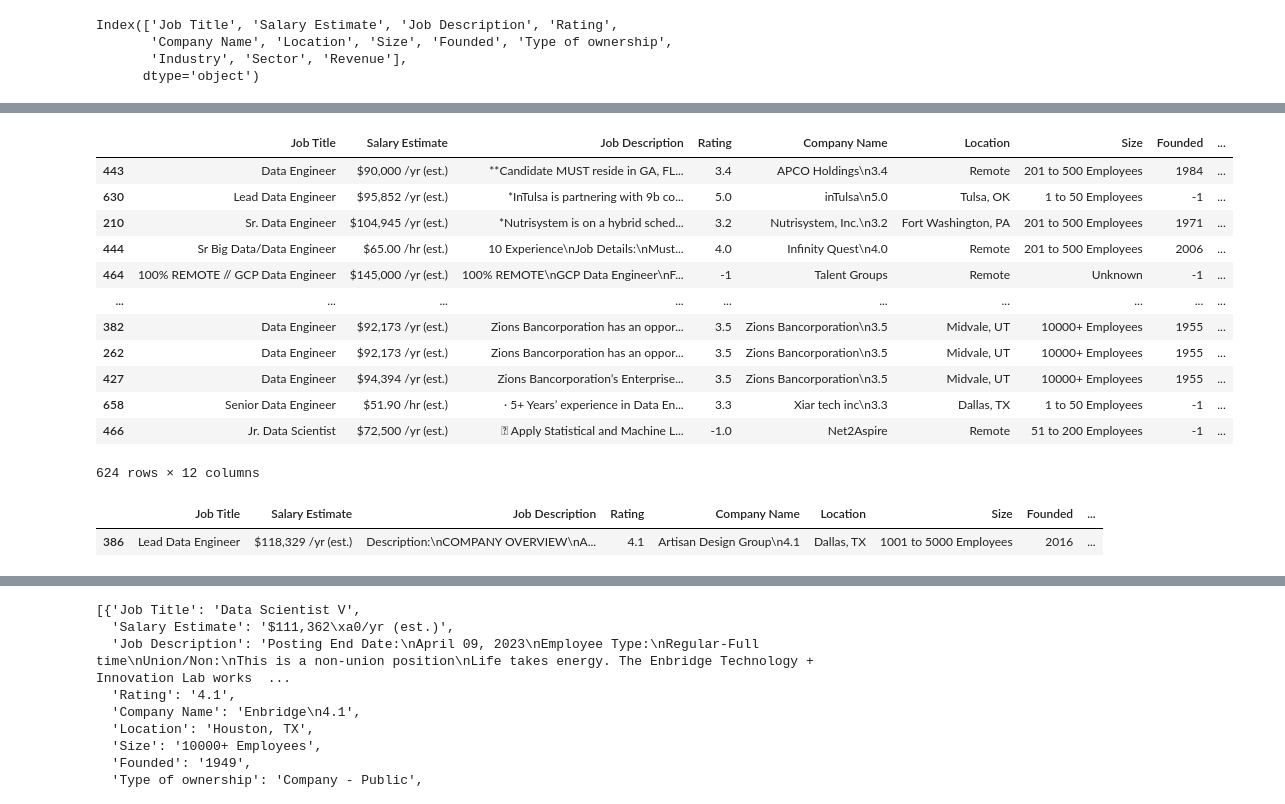
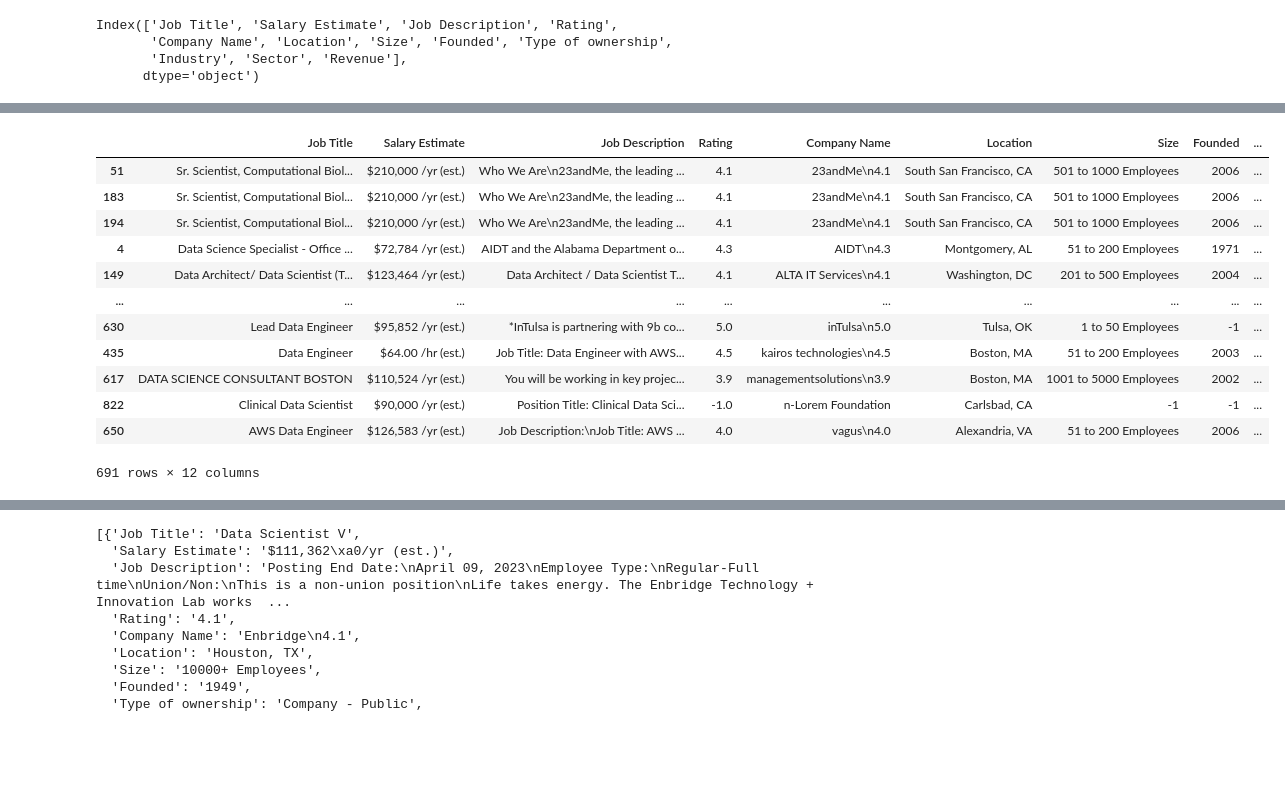
Before and after one commit to wangyf99/GlassDoor_Salary_Prediction, a Jupyter notebook: Just_Scraper_GlassDoor_Salary.ipynb, the cells around one changed output, grey strips where cells are left out. Drawn from its saved outputs; the diff is of its cells as text; code cells hidden in the pictures; blank space fills up the shorter version.

```diff
--- a/Just_Scraper_GlassDoor_Salary.ipynb
+++ b/Just_Scraper_GlassDoor_Salary.ipynb
@@ -280,23 +295,23 @@ new_df.drop_duplicates(subset=['Job Title',
 # %%
 repeated_df = new_df[new_df.duplicated(subset=['Job Title', 'Salary Estimate',
        'Company Name', 'Location', 'Size', 'Type of ownership',
-       'Industry', 'Sector', 'Revenue'])].sort_values('Job Description')
+       'Industry', 'Sector', 'Revenue'])].sort_values('Company Name')
 # repeated_df[repeated_df['Job Title'] == "Lead Data Engineer"]
 repeated_df
 # %% [output]
 |  | Job Title | Salary Estimate | Job Description | Rating | Company Name | Location | Size | Founded | ... |
-| 443 | Data Engineer | $90,000 /yr (est.) | **Candidate MUST reside in GA, FL... | 3.4 | APCO Holdings\n3.4 | Remote | 201 to 500 Employees | 1984 | ... |
+| 51 | Sr. Scientist, Computational Biol... | $210,000 /yr (est.) | Who We Are\n23andMe, the leading ... | 4.1 | 23andMe\n4.1 | South San Francisco, CA | 501 to 1000 Employees | 2006 | ... |
+| 183 | Sr. Scientist, Computational Biol... | $210,000 /yr (est.) | Who We Are\n23andMe, the leading ... | 4.1 | 23andMe\n4.1 | South San Francisco, CA | 501 to 1000 Employees | 2006 | ... |
+| 194 | Sr. Scientist, Computational Biol... | $210,000 /yr (est.) | Who We Are\n23andMe, the leading ... | 4.1 | 23andMe\n4.1 | South San Francisco, CA | 501 to 1000 Employees | 2006 | ... |
+| 4 | Data Science Specialist - Office ... | $72,784 /yr (est.) | AIDT and the Alabama Department o... | 4.3 | AIDT\n4.3 | Montgomery, AL | 51 to 200 Employees | 1971 | ... |
+| 149 | Data Architect/ Data Scientist (T... | $123,464 /yr (est.) | Data Architect / Data Scientist T... | 4.1 | ALTA IT Services\n4.1 | Washington, DC | 201 to 500 Employees | 2004 | ... |
+| ... | ... | ... | ... | ... | ... | ... | ... | ... | ... |
 | 630 | Lead Data Engineer | $95,852 /yr (est.) | *InTulsa is partnering with 9b co... | 5.0 | inTulsa\n5.0 | Tulsa, OK | 1 to 50 Employees | -1 | ... |
-| 210 | Sr. Data Engineer | $104,945 /yr (est.) | *Nutrisystem is on a hybrid sched... | 3.2 | Nutrisystem, Inc.\n3.2 | Fort Washington, PA | 201 to 500 Employees | 1971 | ... |
-| 444 | Sr Big Data/Data Engineer | $65.00 /hr (est.) | 10 Experience\nJob Details:\nMust... | 4.0 | Infinity Quest\n4.0 | Remote | 201 to 500 Employees | 2006 | ... |
-| 464 | 100% REMOTE // GCP Data Engineer | $145,000 /yr (est.) | 100% REMOTE\nGCP Data Engineer\nF... | -1 | Talent Groups | Remote | Unknown | -1 | ... |
-| ... | ... | ... | ... | ... | ... | ... | ... | ... | ... |
-| 382 | Data Engineer | $92,173 /yr (est.) | Zions Bancorporation has an oppor... | 3.5 | Zions Bancorporation\n3.5 | Midvale, UT | 10000+ Employees | 1955 | ... |
-| 262 | Data Engineer | $92,173 /yr (est.) | Zions Bancorporation has an oppor... | 3.5 | Zions Bancorporation\n3.5 | Midvale, UT | 10000+ Employees | 1955 | ... |
-| 427 | Data Engineer | $94,394 /yr (est.) | Zions Bancorporation’s Enterprise... | 3.5 | Zions Bancorporation\n3.5 | Midvale, UT | 10000+ Employees | 1955 | ... |
-| 658 | Senior Data Engineer | $51.90 /hr (est.) | · 5+ Years’ experience in Data En... | 3.3 | Xiar tech inc\n3.3 | Dallas, TX | 1 to 50 Employees | -1 | ... |
-| 466 | Jr. Data Scientist | $72,500 /yr (est.) |  Apply Statistical and Machine L... | -1.0 | Net2Aspire | Remote | 51 to 200 Employees | -1 | ... |
+| 435 | Data Engineer | $64.00 /hr (est.) | Job Title: Data Engineer with AWS... | 4.5 | kairos technologies\n4.5 | Boston, MA | 51 to 200 Employees | 2003 | ... |
+| 617 | DATA SCIENCE CONSULTANT BOSTON | $110,524 /yr (est.) | You will be working in key projec... | 3.9 | managementsolutions\n3.9 | Boston, MA | 1001 to 5000 Employees | 2002 | ... |
+| 822 | Clinical Data Scientist | $90,000 /yr (est.) | Position Title: Clinical Data Sci... | -1.0 | n-Lorem Foundation | Carlsbad, CA | -1 | -1 | ... |
+| 650 | AWS Data Engineer | $126,583 /yr (est.) | Job Description:\nJob Title: AWS ... | 4.0 | vagus\n4.0 | Alexandria, VA | 51 to 200 Employees | 2006 | ... |
-624 rows × 12 columns
+691 rows × 12 columns
 # %%
 updated_scraped = new_df.drop_duplicates(subset=['Job Title',
        'Company Name', 'Location', 'Size', 'Type of ownership',
@@ -306,5 +318,0 @@ df_Lead_Data_Engineer = updated_scraped[(updated_scraped['Job Title'] == "Lead D
-# %%
-df_Lead_Data_Engineer
-# %% [output]
-|  | Job Title | Salary Estimate | Job Description | Rating | Company Name | Location | Size | Founded | ... |
-| 386 | Lead Data Engineer | $118,329 /yr (est.) | Description:\nCOMPANY OVERVIEW\nA... | 4.1 | Artisan Design Group\n4.1 | Dallas, TX | 1001 to 5000 Employees | 2016 | ... |
```
Also changed, not shown: parts of 9 cells of this notebook, 1 other file.
